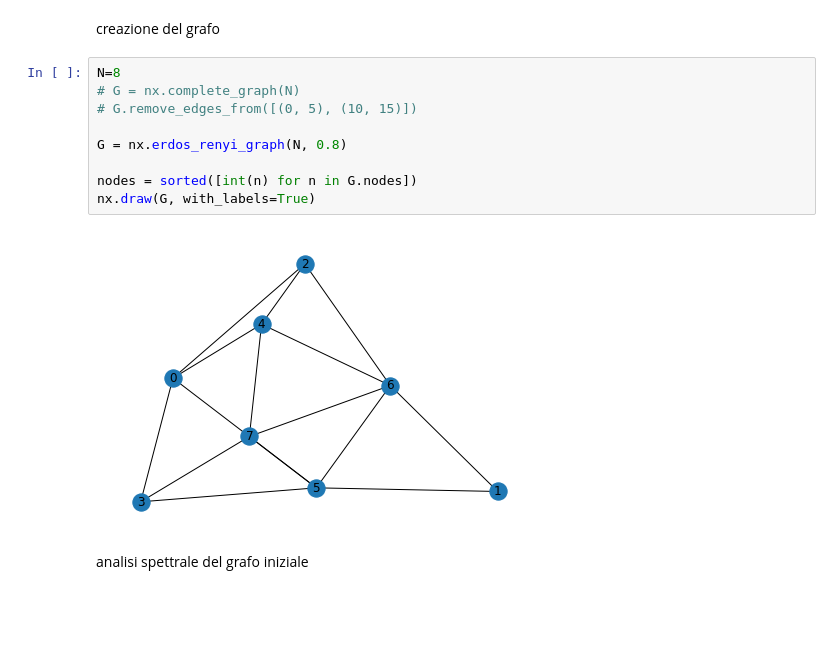
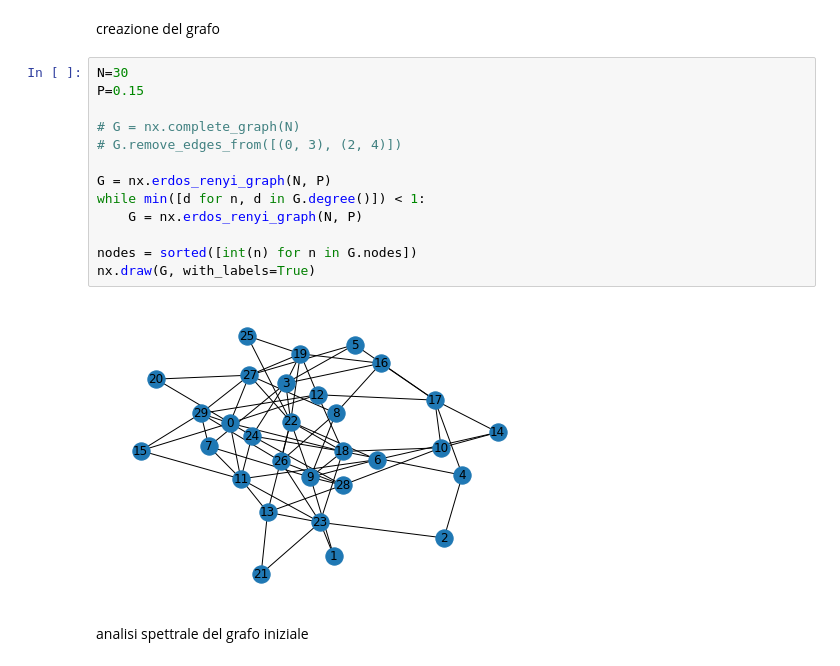
Before and after one commit to Ferri-00/Esame-Complessi, a Jupyter notebook: Metropolis_trials.ipynb, the cells around one changed output. Saved outputs shown, nothing was run; the diff lists cells and outputs as text; blank space fills up the shorter version.

```diff
--- a/Metropolis_trials.ipynb
+++ b/Metropolis_trials.ipynb
@@ -20,16 +20,20 @@ import matplotlib.pyplot as plt
 # %% [markdown]
 creazione del grafo
 # %%
-N=8
+N=30
+P=0.15
+
 # G = nx.complete_graph(N)
-# G.remove_edges_from([(0, 5), (10, 15)])
+# G.remove_edges_from([(0, 3), (2, 4)])
 
-G = nx.erdos_renyi_graph(N, 0.8)
+G = nx.erdos_renyi_graph(N, P)
+while min([d for n, d in G.degree()]) < 1:
+    G = nx.erdos_renyi_graph(N, P)
 
 nodes = sorted([int(n) for n in G.nodes])
 nx.draw(G, with_labels=True)
 # %% [output]
-[figure, old version]
+[figure, new version]
 # %% [markdown]
 analisi spettrale del grafo iniziale
 # %%
```
Also changed, not shown: parts of 19 cells of this notebook, 26 other files.
